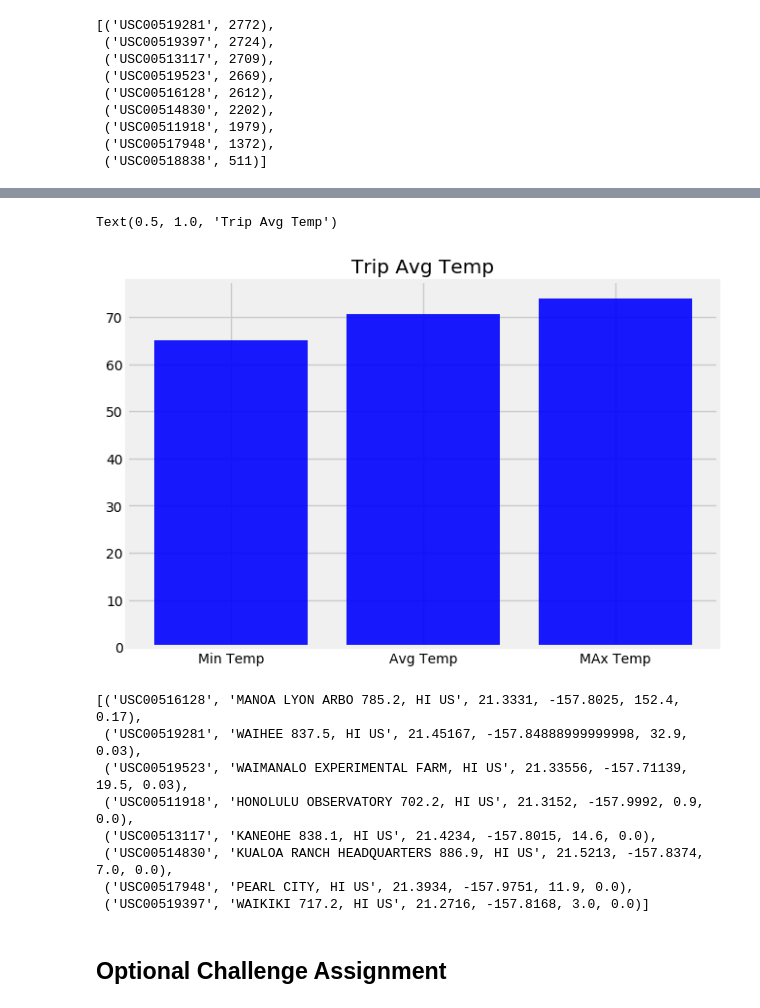
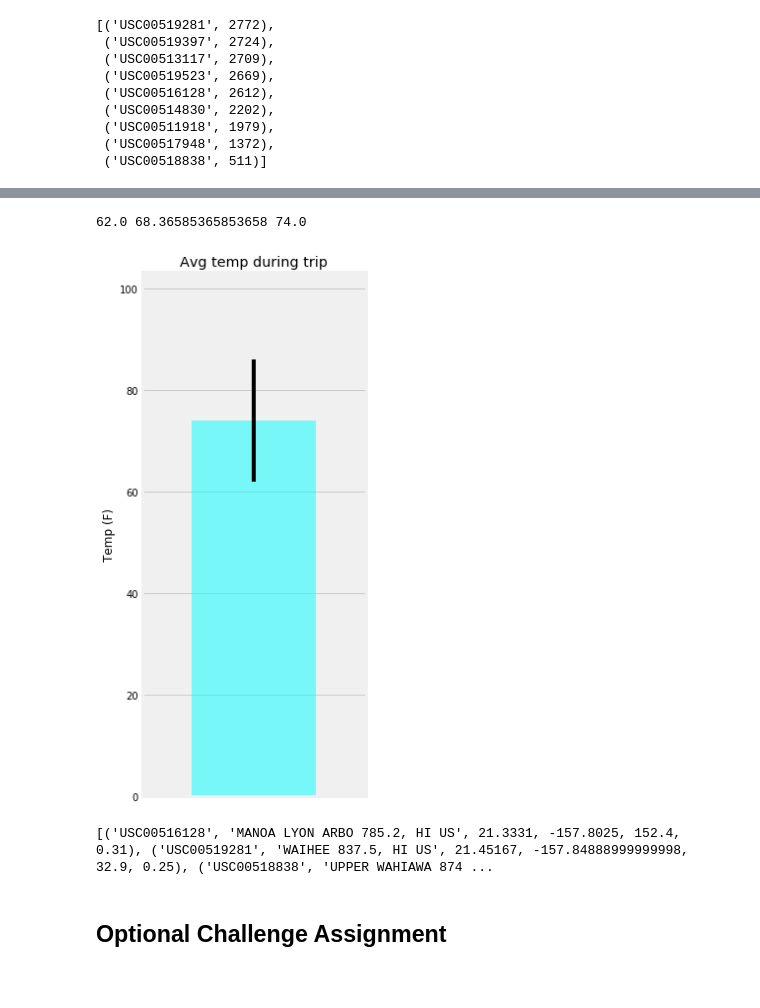
Before and after one commit to manojkdey/homework-10-SQlAlchemy, a Jupyter notebook: 10-Advanced-Data-Storage-and-Retrieval/Instructions/climate_starter.ipynb, the cells around one changed output, grey strips where cells are left out. Drawn from its saved outputs; the diff is of its cells as text; code cells hidden in the pictures; blank space fills up the shorter version.

```diff
--- a/10-Advanced-Data-Storage-and-Retrieval/Instructions/climate_starter.ipynb
+++ b/10-Advanced-Data-Storage-and-Retrieval/Instructions/climate_starter.ipynb
@@ -227,37 +153,50 @@ avgTemp
+# %%
+# Use your previous function `calc_temps` to calculate the tmin, tavg, and tmax
+# for your trip using the previous year's data for those same dates.
+import datetime as dt
+
+prev_year_start = dt.date(2018, 1, 1) - dt.timedelta(days=365)
+prev_year_end = dt.date(2018, 1, 7) - dt.timedelta(days=365)
+
+tmin, tavg, tmax = calc_temps(prev_year_start.strftime("%Y-%m-%d"), prev_year_end.strftime("%Y-%m-%d"))[0]
+print(tmin, tavg, tmax)
+# %% [output]
+62.0 68.36585365853658 74.0
 # %%
 # Plot the results from your previous query as a bar chart.
 # Use "Trip Avg Temp" as your Title
 # Use the average temperature for the y value
 # Use the peak-to-peak (tmax-tmin) value as the y error bar (yerr)
-x_axis = np.arange(len(avgTemp))
-plt.bar(x_axis, avgTemp, color='b', alpha=0.9, align="center")
-tick_locations = [value for value in x_axis]
-tick_locations
-plt.xticks(tick_locations, ["Min Temp", "Avg Temp", "MAx Temp"])
-# Give our chart some labels and a tile
-plt.title("Trip Avg Temp")
-#plt.xlabel("Programming Language")
-#plt.ylabel("Number of People Using Programming Languages")
+fig, ax = plt.subplots(figsize=plt.figaspect(2.))
+xpos = 1
+yerr = tmax-tmin
+
+bar = ax.bar(xpos, tmax, yerr=yerr, alpha=0.5, color='cyan', align="center")
+ax.set(xticks=range(xpos), xticklabels="a", title="Avg temp during trip", ylabel="Temp (F)")
+ax.margins(.4, .2)
+# fig.autofmt_xdate()
+fig.tight_layout()
+fig.show()
 # %% [output]
-Text(0.5, 1.0, 'Trip Avg Temp')
-[figure, old version]
+[figure, new version]
 # %%
 # Calculate the total amount of rainfall per weather station for your trip dates using the previous year's matching dates.
 # Sort this in descending order by precipitation amount and list the station, name, latitude, longitude, and elevation
 
-engine.execute('select m.station , s.name, s.latitude, s.longitude, s.elevation, sum(m.prcp) "total precipitation"\
-from measurement m, station s where  m.date >= "2013-02-28" and m.date < "2013-03-03" \
- and m.station = s.station group by m.station order by sum(m.prcp) desc').fetchall()
-#['id', 'station', 'name', 'latitude', 'longitude', 'elevation']
+start_date = '2012-01-01'
+end_date = '2012-01-07'
+
+sel = [Station.station, Station.name, Station.latitude,
+       Station.longitude, Station.elevation, func.sum(Measurement.prcp)]
+
+results = session.query(*sel).\
+    filter(Measurement.station == Station.station).\
+    filter(Measurement.date >= start_date).\
+    filter(Measurement.date <= end_date).\
+    group_by(Station.name).order_by(func.sum(Measurement.prcp).desc()).all()
+print(results)
 # %% [output]
-[('USC00516128', 'MANOA LYON ARBO 785.2, HI US', 21.3331, -157.8025, 152.4, 0.17),
- ('USC00519281', 'WAIHEE 837.5, HI US', 21.45167, -157.84888999999998, 32.9, 0.03),
- ('USC00519523', 'WAIMANALO EXPERIMENTAL FARM, HI US', 21.33556, -157.71139, 19.5, 0.03),
- ('USC00511918', 'HONOLULU OBSERVATORY 702.2, HI US', 21.3152, -157.9992, 0.9, 0.0),
- ('USC00513117', 'KANEOHE 838.1, HI US', 21.4234, -157.8015, 14.6, 0.0),
- ('USC00514830', 'KUALOA RANCH HEADQUARTERS 886.9, HI US', 21.5213, -157.8374, 7.0, 0.0),
- ('USC00517948', 'PEARL CITY, HI US', 21.3934, -157.9751, 11.9, 0.0),
- ('USC00519397', 'WAIKIKI 717.2, HI US', 21.2716, -157.8168, 3.0, 0.0)]
+[('USC00516128', 'MANOA LYON ARBO 785.2, HI US', 21.3331, -157.8025, 152.4, 0.31), ('USC00519281', 'WAIHEE 837.5, HI US', 21.45167, -157.84888999999998, 32.9, 0.25), ('USC00518838', 'UPPER WAHIAWA 874 ...
 # %% [markdown]
 ## Optional Challenge Assignment
 # %%
```
Also changed, not shown: parts of 14 cells of this notebook.
